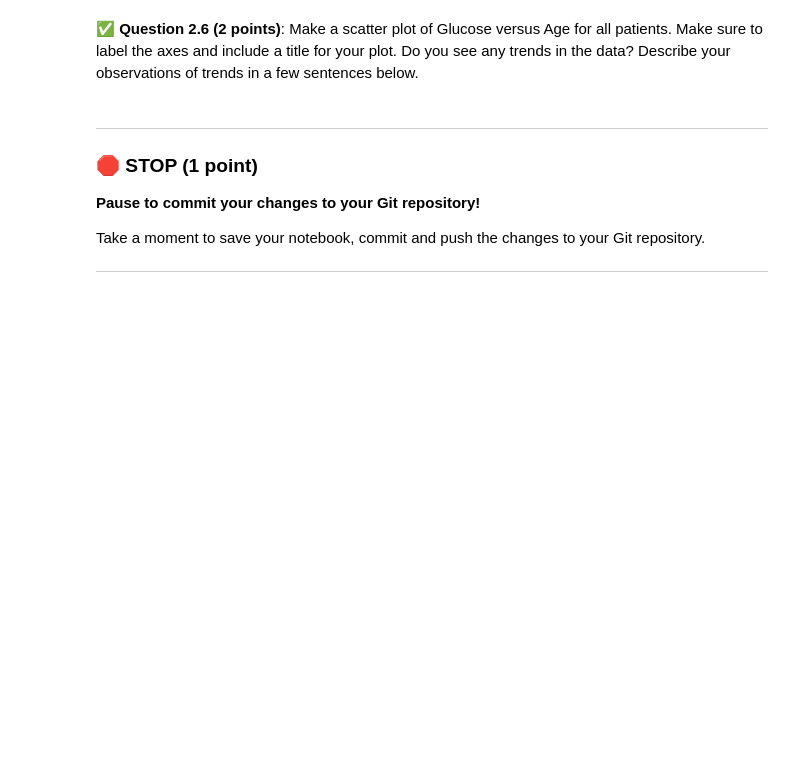
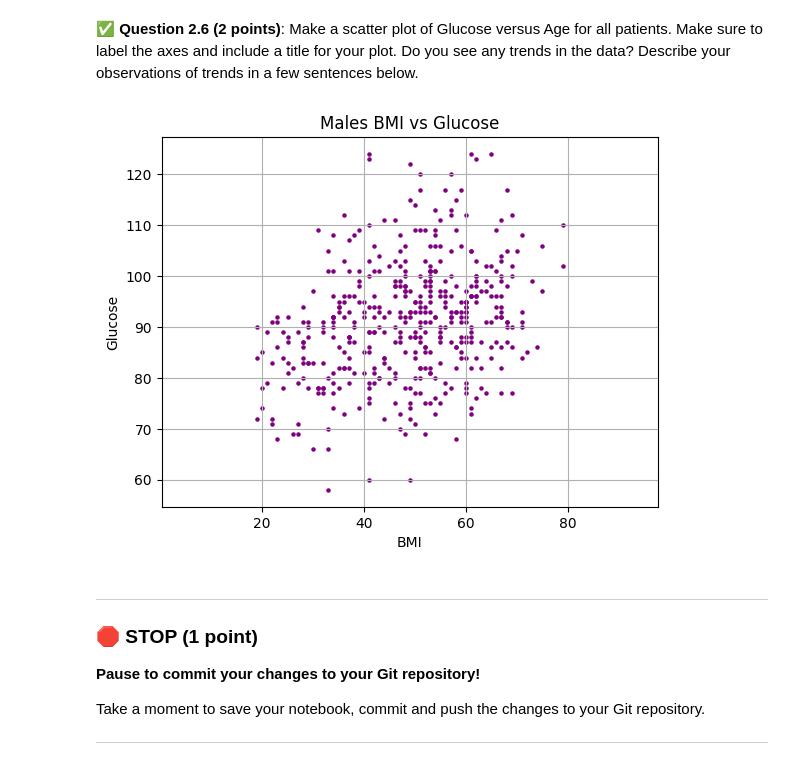
Before and after one commit to MrBay39/CMSE202-S-26-TurnIn, a Jupyter notebook: midterm/CMSE202-Midterm-Section004-STUDENT.ipynb, the cells around one changed output. Cells and saved outputs as stored; diff of their text form; code cells hidden in the pictures; blank space fills up the shorter version.

```diff
--- a/midterm/CMSE202-Midterm-Section004-STUDENT.ipynb
+++ b/midterm/CMSE202-Midterm-Section004-STUDENT.ipynb
@@ -108,6 +193,21 @@ And, you can also use `dir()` to get a list of all the methods and attributes of
 &#9989; **Question 2.6 (2 points)**: Make a scatter plot of Glucose versus Age for all patients. Make sure to label the axes and include a title for your plot. Do you see any trends in the data? Describe your observations of trends in a few sentences below.
 # %%
 ### Put your code here and your observations about the plot here
+
+
+x = sasDf["AGE"]
+y = sasDf["Glucose"]
+
+
+plt.scatter(x,y, s = 5, color = 'purple')
+plt.title("Males BMI vs Glucose")
+plt.xlabel("BMI")
+plt.ylabel("Glucose")
+plt.axis('equal')
+plt.grid(True)
+plt.show()
+# %% [output]
+[figure, added]
 # %% [markdown]
 ---
 ### &#128721; STOP (1 point)
```
Also changed, not shown: parts of 17 cells of this notebook.
